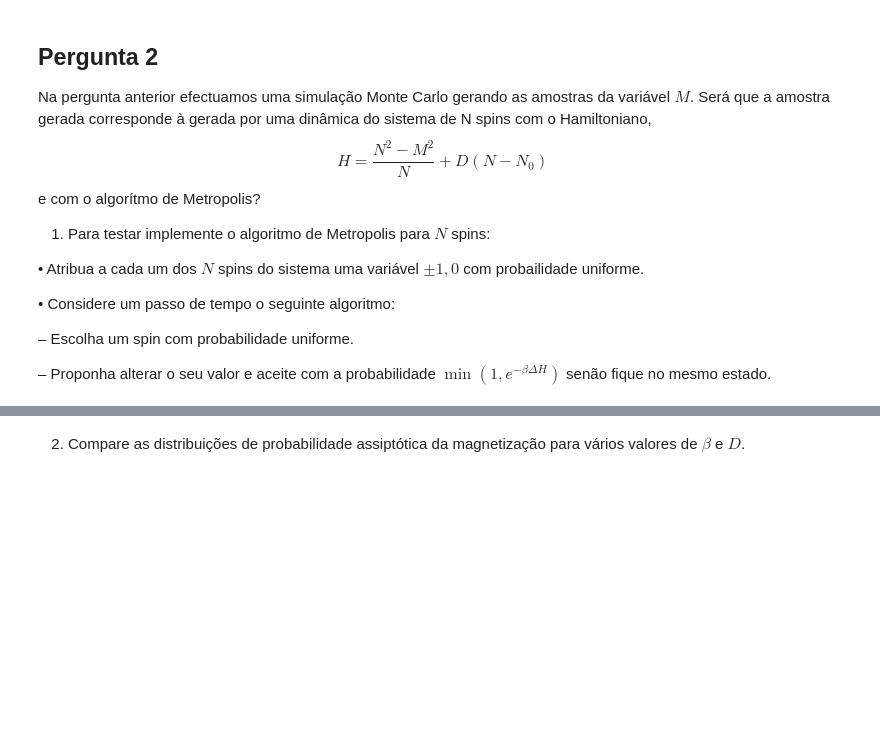
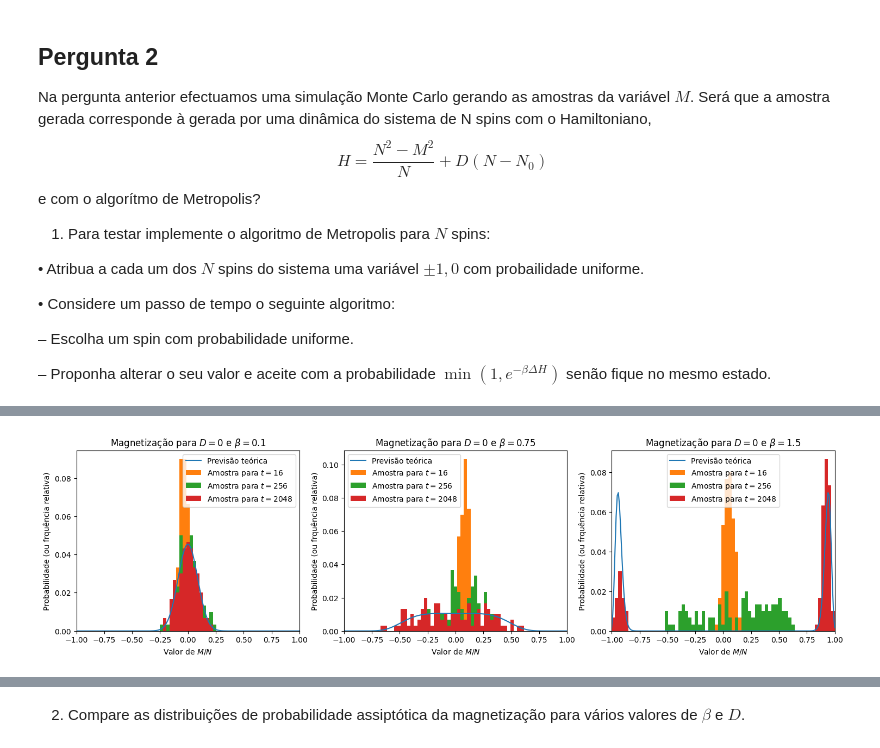
Before and after one commit to guilhermebaos/Aulas-Uni, a Jupyter notebook: Física Estatística/TPC3/TPC3.ipynb, the cells around one changed output, grey strips where cells are left out. Drawn from its saved outputs; the diff is of its cells as text; code cells hidden in the pictures; blank space fills up the shorter version.

```diff
--- a/Física Estatística/TPC3/TPC3.ipynb
+++ b/Física Estatística/TPC3/TPC3.ipynb
@@ -161,2 +474,98 @@ Responda Aqui
 # %%
-# Responda Aqui
+def IsingMarkov(N: int, t: int, beta: float, D: float, state: np.ndarray) -> np.ndarray:
+    """
+        Simula `N` spins que podem estar no estado -1, 0, +1 de acordo com o modelo de Ising.
+
+        Utiliza o algoritmo de Metropolis com probabilidade de seleção uniforme para o spin (e para o seu novo valor) e probabilidade de aceitação dada pela distribuição de Boltzmann.
+
+        Utiliza como estado inicial `state`.
+
+        Devolve uma matriz `ss` onde `ss[i, j]` corresponde ao spin da partícula `i` no instante de tempo `j`.
+    """
+    # Estado inicial
+    M = sum(state)
+
+    # Dar t passos
+    ss = np.zeros((N, t+1))
+    ss[:, 0] = state.copy()
+    for k in range(t):
+        # Escolhe o spin a alterar
+        pos = np.random.randint(0, N)
+
+        # Novo spin, -1/ 0/ 1 com igual probabilidade
+        Snovo = np.random.randint(-1, 2)
+
+        # O spin mantém-se
+        if state[pos] == Snovo:
+            ss[:, k+1] = state.copy()
+            continue
+
+        # Probabilidade de aceitação (não precisamos de fazer o mínimo com 1 pois se pa > 1 então o novo valor será aceite, que é o mesmo comportamento que temos para pa = 1)
+        deltaN0 = - (1 if state[pos] == 0 else 0) + (1 if Snovo == 0 else 0)
+        Mnovo = M - state[pos] + Snovo
+        pa = np.exp(beta * (D * deltaN0 + (Mnovo**2 - M**2)/N))
+
+        # Aceitar o passo?
+        aceitar = np.random.random() < pa
+
+        # Mudar o spin
+        if aceitar:
+            state[pos] = Snovo
+            M = Mnovo
+
+        # Guardar o novo estado
+        ss[:, k+1] = state.copy()
+
+    # Devolver o caminho gerado
+    return ss
+
+
+# Parâmetros
+N = Ne
+K = 100
+bb2 = np.array([0.1, 0.75, 1.5])
+tt2 = np.array([2**4, 2**8, 2**11])
+
+
+# Pesos para calcular a frequência relativa
+binnum = (2 * N + 1) // 3
+freqrel = np.ones(K) / K / ((2 * N + 1)/binnum)
+
+# Testar vários tempos
+Mvalues = np.arange(-N, N+1)/N
+
+for D in [0, 0.5, 1]:
+    cols = 3
+    rows = 5
+    fig = plt.figure(figsize=(6 * cols, 5 * rows))
+
+    for index, beta in enumerate(bb2):
+        plt.subplot(rows, cols, index+1)
+
+        # Recuperar os dados já calculados
+        prob = dados12a[D][beta][0]
+        plt.plot(Mvalues, prob, label=f"Previsão teórica")
+        plt.title(f"Magnetização para $D = {D}$ e $\\beta = {beta}$")
+        plt.xlabel("Valor de $M/N$")
+        plt.ylabel("Probabilidade (ou frquência relativa)")
+
+        state = np.random.randint(-1, 2, Ne)
+        # state[0:50] = 1 # podemos ver que de facto neste caso para beta elevado em todas as simulações o sistema fica com magnetização positiva
+        for t in tt2:
+            amostra = []
+
+            for _ in range(K):
+                ss = IsingMarkov(N, t, beta, D, state.copy())
+                amostra += [sum(ss[:, -1])/Ne]
+
+            # Plotar os dados
+            plt.hist(amostra, label=f"Amostra para $t = {t}$", weights=freqrel, bins=binnum, range=(-1, 1))
+
+        plt.legend()
+
+        ax = plt.gca()
+        ax.set_xlim(-1, 1)
+
+    plt.show()
+# %% [output]
+[figure, added]
```
Also changed, not shown: parts of 8 cells of this notebook, 1 other file.
